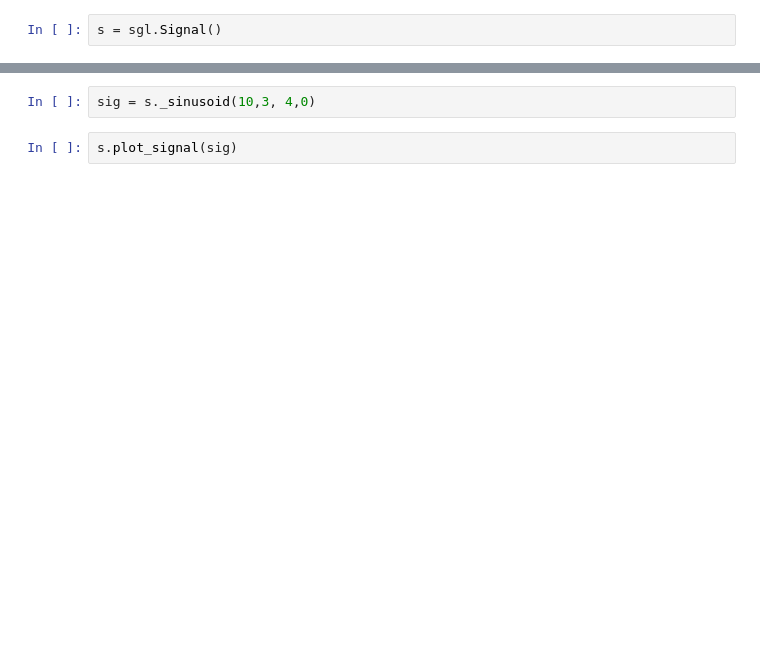
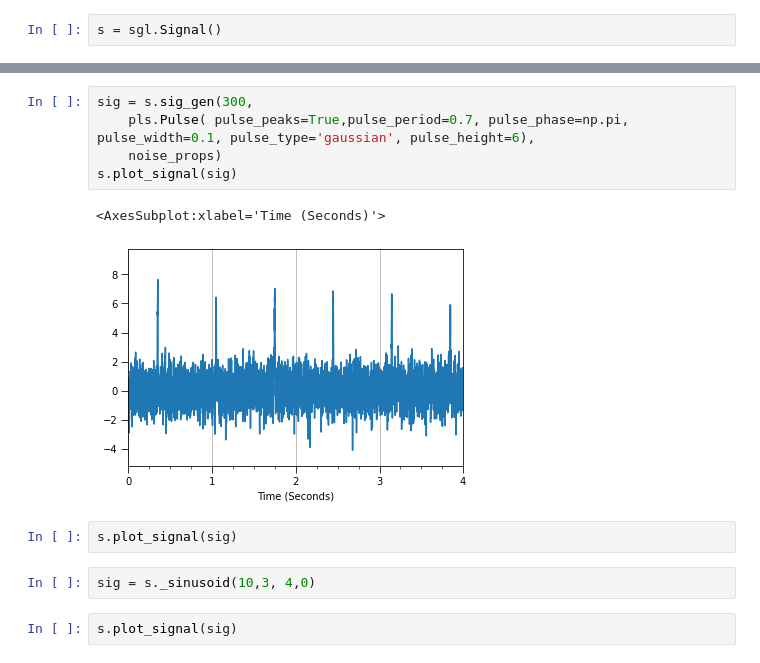
Before and after one commit to kevinmcmanus/signal, a Jupyter notebook: sigtest.ipynb, the cells around one changed output, grey strips where cells are left out. Cells and saved outputs as stored; diff of their text form; blank space fills up the shorter version.

```diff
--- a/sigtest.ipynb
+++ b/sigtest.ipynb
@@ -17,3 +24,13 @@ s.plot_signal(noise)
+# %%
+sig = s.sig_gen(300,
+    pls.Pulse( pulse_peaks=True,pulse_period=0.7, pulse_phase=np.pi, pulse_width=0.1, pulse_type='gaussian', pulse_height=6),
+    noise_props)
+s.plot_signal(sig)
+# %% [output]
+<AxesSubplot:xlabel='Time (Seconds)'>
+[figure, added]
+# %%
+s.plot_signal(sig)
 # %%
 sig = s._sinusoid(10,3, 4,0)
 # %%
```
Also changed, not shown: parts of 21 cells of this notebook, 2 other files.
